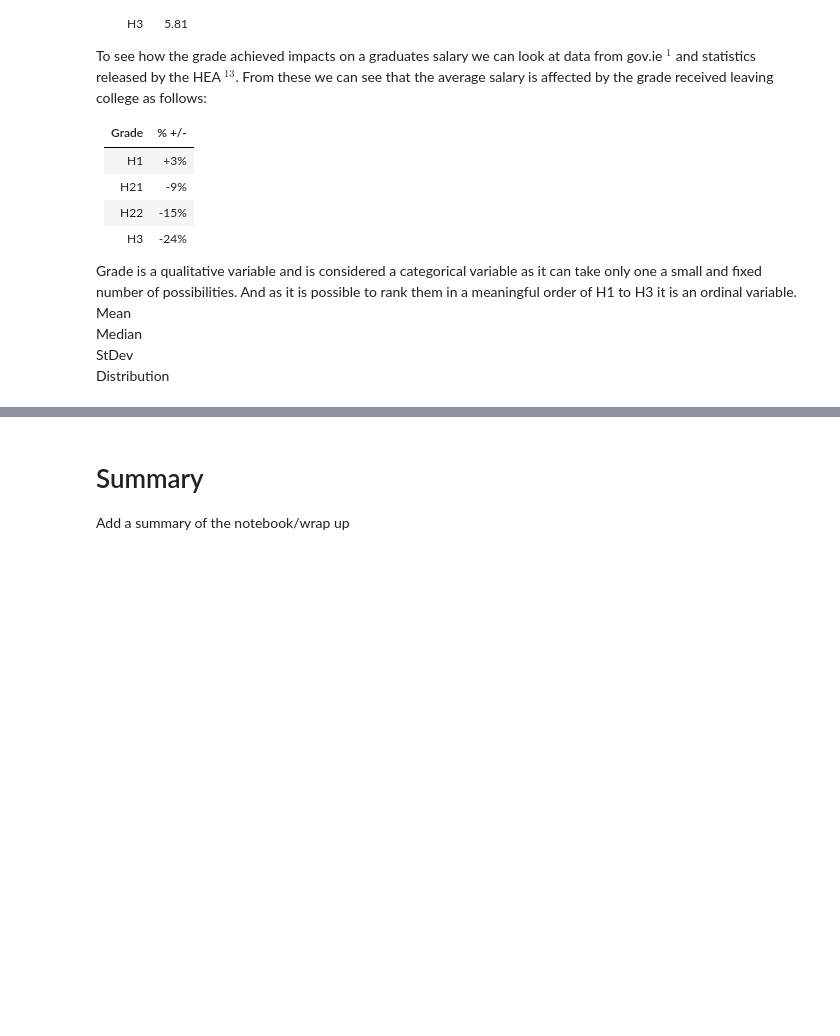
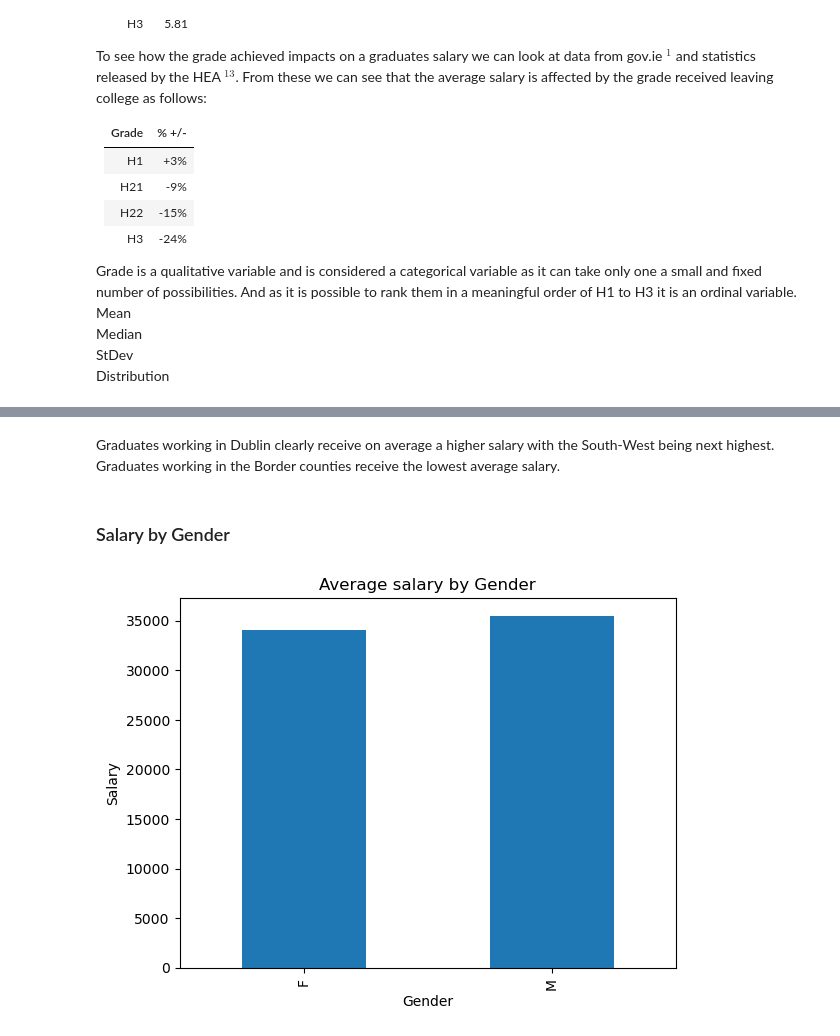
Before and after one commit to PeeBs68/mywork, a Jupyter notebook: project1.ipynb, the cells around one changed output, grey strips where cells are left out. Cells and saved outputs as stored; diff of their text form; code cells hidden in the pictures; blank space fills up the shorter version.

```diff
--- a/project1.ipynb
+++ b/project1.ipynb
@@ -482,4 +426,15 @@ final_df
-# %% [markdown]
-# Summary
-
-Add a summary of the notebook/wrap up
+# %% [markdown]
+Graduates working in Dublin clearly receive on average a higher salary with the South-West being next highest. Graduates working in the Border counties receive the lowest average salary.
+# %% [markdown]
+### Salary by Gender
+# %%
+# Plot of Average Salary by Gender
+
+final_df_by_means = final_df.groupby('gender')['salary'].mean()
+final_df_by_means.columns = ['Gender', 'Salary']
+final_df_by_means.plot(kind='bar');
+plt.title("Average salary by Gender")
+plt.xlabel("Gender")
+plt.ylabel("Salary");
+# %% [output]
+[figure, added]
```
Also changed, not shown: parts of 34 cells of this notebook.
